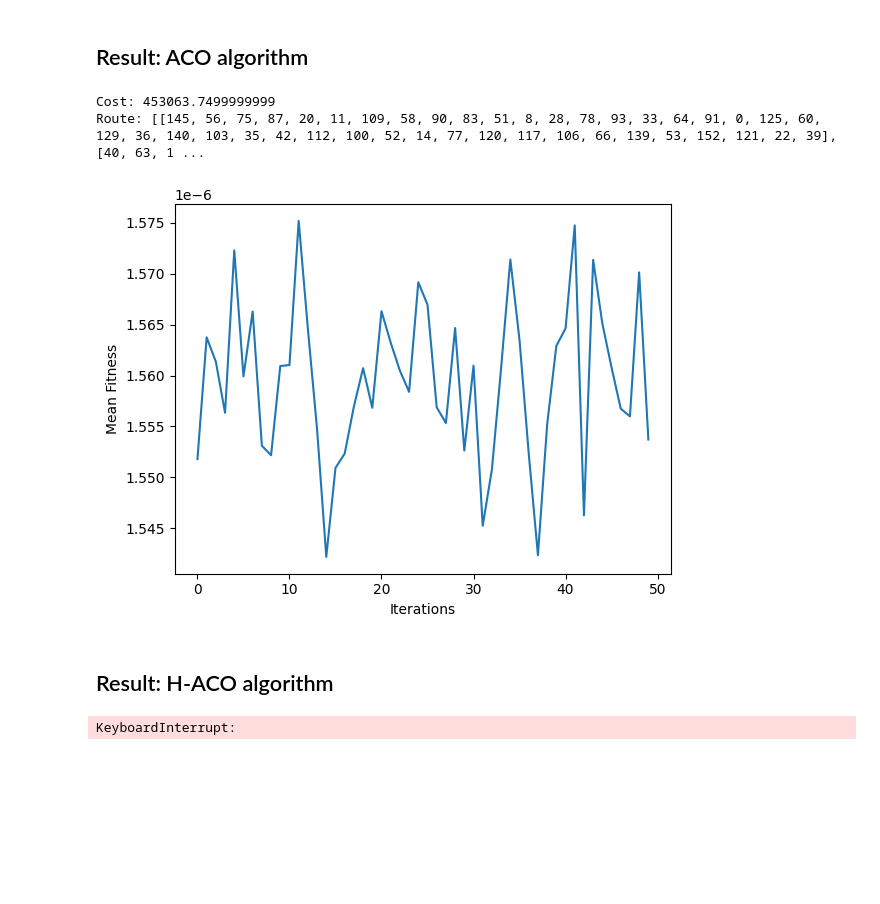
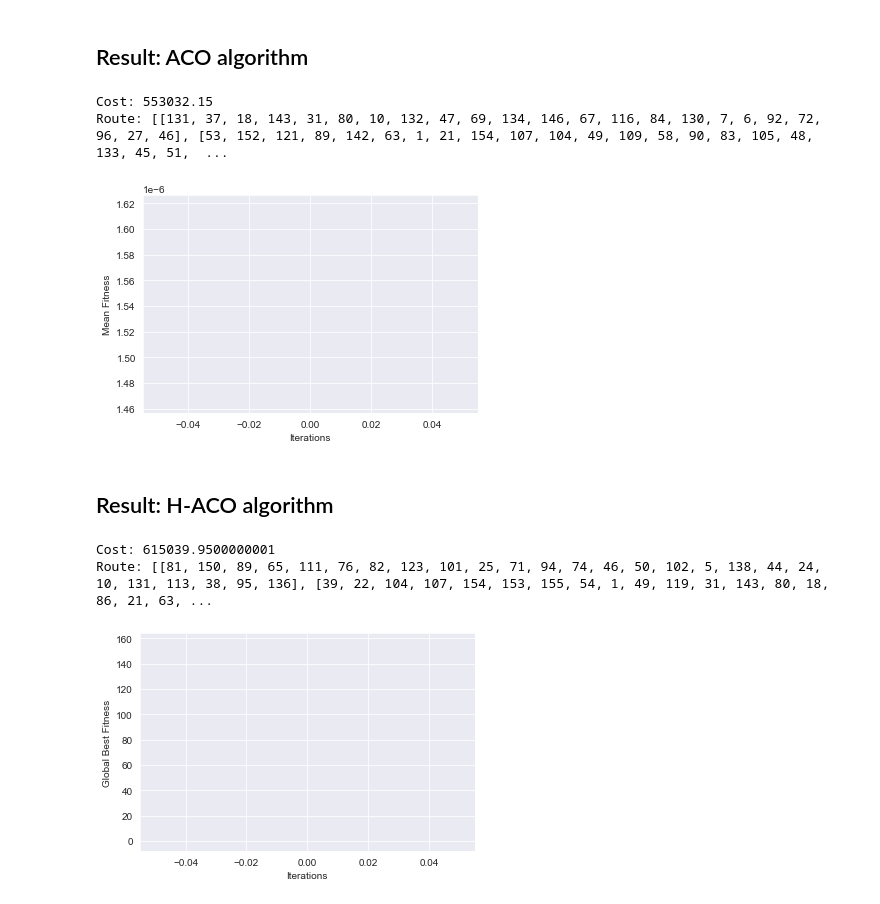
Before and after one commit to wxlomo/Last-mile-Delivery-Scheduling-and-Rescheduling, a Jupyter notebook: project.ipynb, the cells around one changed output. Drawn from its saved outputs; the diff is of its cells as text; code cells hidden in the pictures; blank space fills up the shorter version.

```diff
--- a/project.ipynb
+++ b/project.ipynb
@@ -875,44 +687,48 @@ print('Total cost: ' + str(total_cost_2))
 # %% [markdown]
 ## Result: ACO algorithm
 # %%
-aco_solver = ACO_Solver(package_data,
-                          param_numant,
-                          param_itermax,
-                          param_unit_cost,
-                          param_wait_cost,
-                          param_delay_cost,
-                          param_vehicle_capacity,
-                          param_work_time,
-                          param_depot,
-                          param_alpha,
-                          param_beta,
-                          param_rho,
-                          param_Q)
+aco_solver = ACOSolver(True,
+                       package_data,
+                       param_numant,
+                       param_itermax,
+                       param_unit_cost,
+                       param_wait_cost,
+                       param_delay_cost,
+                       param_vehicle_capacity,
+                       param_work_time,
+                       param_depot,
+                       param_alpha,
+                       param_beta,
+                       param_rho,
+                       param_Q)
 total_cost_3 = aco_solver.run_solver()
 # %% [output]
-Cost: 453063.7499999999
-Route: [[145, 56, 75, 87, 20, 11, 109, 58, 90, 83, 51, 8, 28, 78, 93, 33, 64, 91, 0, 125, 60, 129, 36, 140, 103, 35, 42, 112, 100, 52, 14, 77, 120, 117, 106, 66, 139, 53, 152, 121, 22, 39], [40, 63, 1 ...
+Cost: 553032.15
+Route: [[131, 37, 18, 143, 31, 80, 10, 132, 47, 69, 134, 146, 67, 116, 84, 130, 7, 6, 92, 72, 96, 27, 46], [53, 152, 121, 89, 142, 63, 1, 21, 154, 107, 104, 49, 109, 58, 90, 83, 105, 48, 133, 45, 51,  ...
-[figure, old version]
+[figure, new version]
 # %%
 print('Total cost: ' + str(total_cost_3))
 # %% [markdown]
 ## Result: H-ACO algorithm
 # %%
-haco_solver = HACO_Solver(package_data,
-                          param_numant1,
-                          param_itermax1,
-                          param_unit_cost,
-                          param_wait_cost,
-                          param_delay_cost,
-                          param_vehicle_capacity,
-                          param_work_time,
-                          param_depot,
-                          param_alpha1,
-                          param_beta1,
-                          param_rho1,
-                          param_Q1)
+haco_solver = HACOSolver(True,
+                         package_data,
+                         param_numant_h,
+                         1,
+                         param_unit_cost,
+                         param_wait_cost,
+                         param_delay_cost,
+                         param_vehicle_capacity,
+                         param_work_time,
+                         param_depot,
+                         param_alpha_h,
+                         param_beta_h,
+                         param_rho_h,
+                         param_Q_h)
 total_cost_4 = haco_solver.run_solver()
 # %% [output]
-KeyboardInterrupt:
+Cost: 615039.9500000001
+Route: [[81, 150, 89, 65, 111, 76, 82, 123, 101, 25, 71, 94, 74, 46, 50, 102, 5, 138, 44, 24, 10, 131, 113, 38, 95, 136], [39, 22, 104, 107, 154, 153, 155, 54, 1, 49, 119, 31, 143, 80, 18, 86, 21, 63, ...
+[figure, added]
 # %%
 print('Total cost: ' + str(total_cost_4))
```
Also changed, not shown: parts of 16 cells of this notebook.
